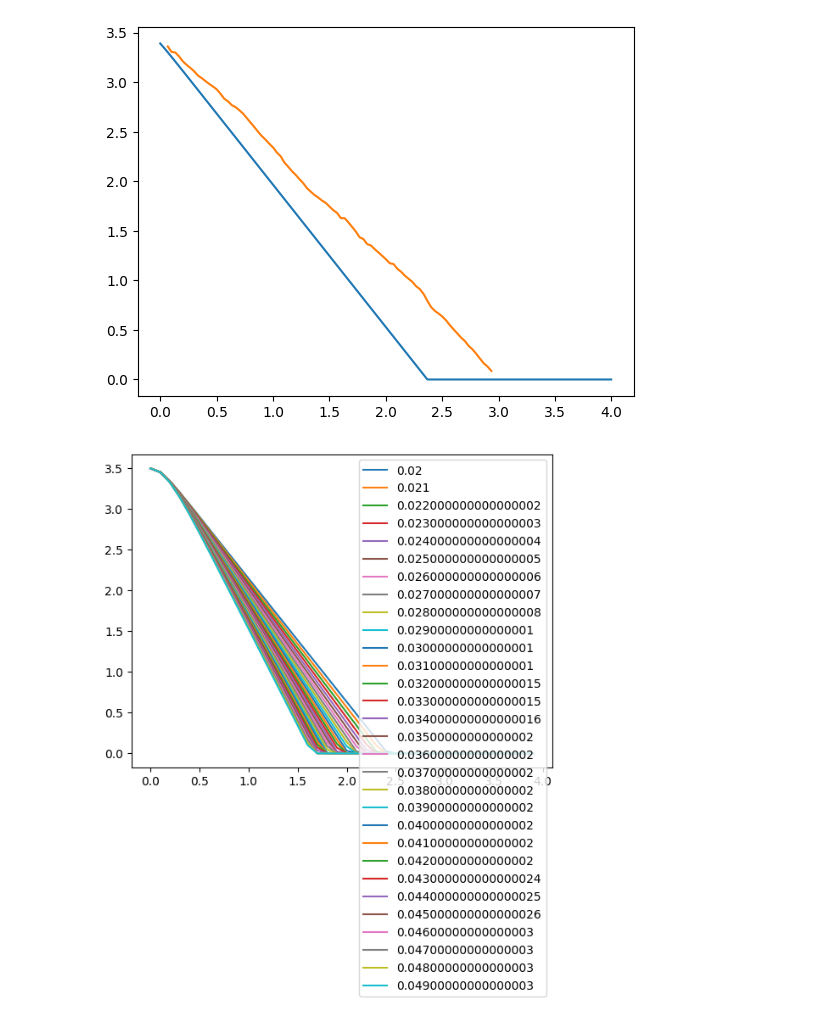
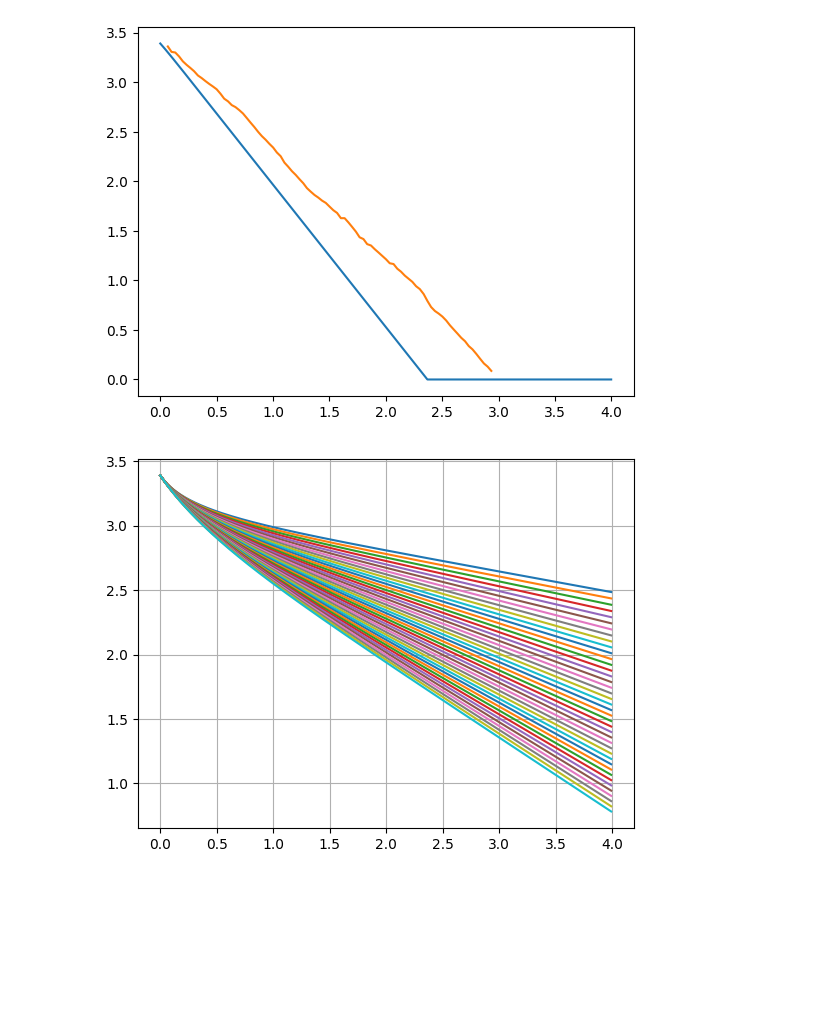
Before and after one commit to YamanduGermano/modsim-projeto3, a Jupyter notebook: lara.ipynb, the cells around one changed output. Saved outputs shown, nothing was run; the diff lists cells and outputs as text; code cells hidden in the pictures; blank space fills up the shorter version.

```diff
--- a/lara.ipynb
+++ b/lara.ipynb
@@ -85,45 +73,58 @@ def meta(lis):
 # %%
+def cheguei(lis):
+    i=0
+    cheguei=False
+    if cheguei == False:
+         if i < len (lis):
+            if lis[i]==0:
+                cheguei=True
+            else:
+                i+=1
+         cheguei=True
+    resposta=tempo1[i-1]
+    return resposta
+
 cd = 1.5
 par = 1.1839 #densidade do ar p/ 20°C, em kg/m3
 r = (35/2) * 10**(-2) #raio do paraquedas aberto, em metros
-Area = pi * r **2 # em metros
+A = pi * r **2 # em metros
 g = 9.8 #m/s2
-m_lista = np.arange(0.02,0.05,0.001) # kg
+m_lista = np.arange(0.015,0.055,0.001) # kg
 
-def modelo1(X,t,ma):
+def modelo1(X,t,massa):
     y = X[0]
     vy = X[1]
 
-    drag = (cd * par * vy**2 * Area)/2
-    peso = ma * g
+    drag = (cd * par * vy**2 * A)/2
+    peso = massa * g
 
     dydt = vy
-    dvydt = (drag/ma) - (peso/ma)
+    dvydt = (drag-massa*peso)/massa
 
     if y <= 0:
         dydt = 0
         dvydt = 0
 
-    dydt = [dydt, dvydt]
-    return dydt
+    return [dydt, dvydt]
 
-y0 = 3.5
-vy0 = 0 #momento em que o paraquedas é aberto totalmente
+y0 = 3.391
+vy0 = -1.285 #momento em que o paraquedas é aberto totalmente
 ci = [y0, vy0]
 
+
 lista_con=[]
-for m in m_lista:
-    tempo = np.arange(0, 4, 0.1)
-    mod = odeint(modelo1, ci, tempo, args=(m,))
+
+tempo1 = np.arange(0, 4 ,1e-2)
+for i in m_lista:
+    massa=i
+    mod = odeint(modelo1, ci, tempo1, args=(massa,))
     listay = mod[:,0]
+    lista_con.append(cheguei(listay))
     listavy = mod[:,1]
-    lista_con.append(meta(listay))
+    plt.plot(tempo1,listay)
 
-# plt.plot(tempo,listay)
-    plt.plot(tempo,listay, label=f'{m}')
-
-plt.legend()
+plt.grid()
 plt.show()
 # %% [output]
-[figure, old version]
+[figure, new version]
 # %%
```
Also changed, not shown: parts of 2 cells of this notebook.
